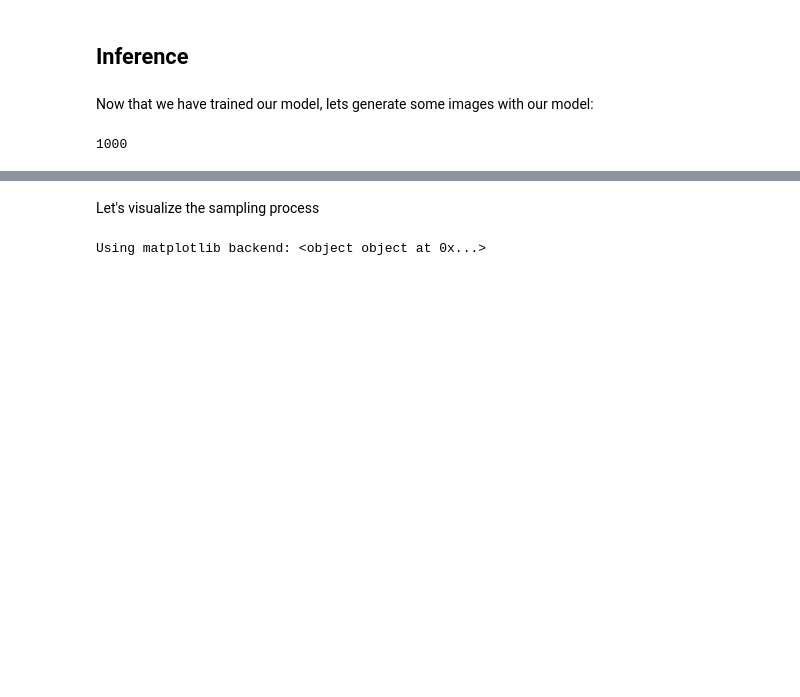
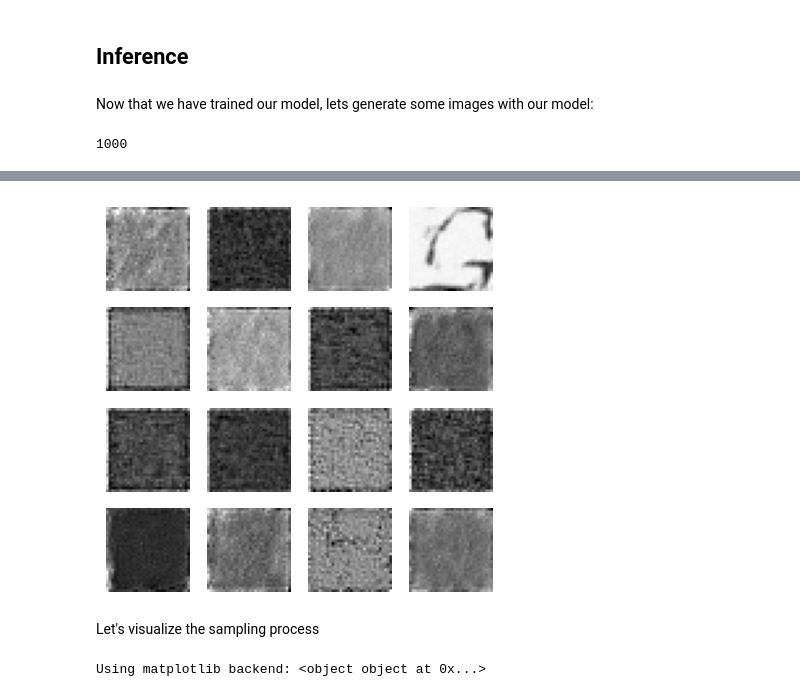
Before and after one commit to anubhavmaity/StableDiffusion-from-foundation, a Jupyter notebook: nbs/lectures/15_ddpm.ipynb, the cells around one changed output, grey strips where cells are left out. Cells and saved outputs as stored; diff of their text form; code cells hidden in the pictures; blank space fills up the shorter version.

```diff
--- a/nbs/lectures/15_ddpm.ipynb
+++ b/nbs/lectures/15_ddpm.ipynb
@@ -262,3 +261,7 @@ show_images(samples[-1], figsize=(5, 5))
+# %%
+show_images(samples[-1], figsize=(5, 5))
+# %% [output]
+[figure, added]
 # %% [markdown]
 Let's visualize the sampling process
 # %%
```
Also changed, not shown: parts of 16 cells of this notebook, 25 other files.
